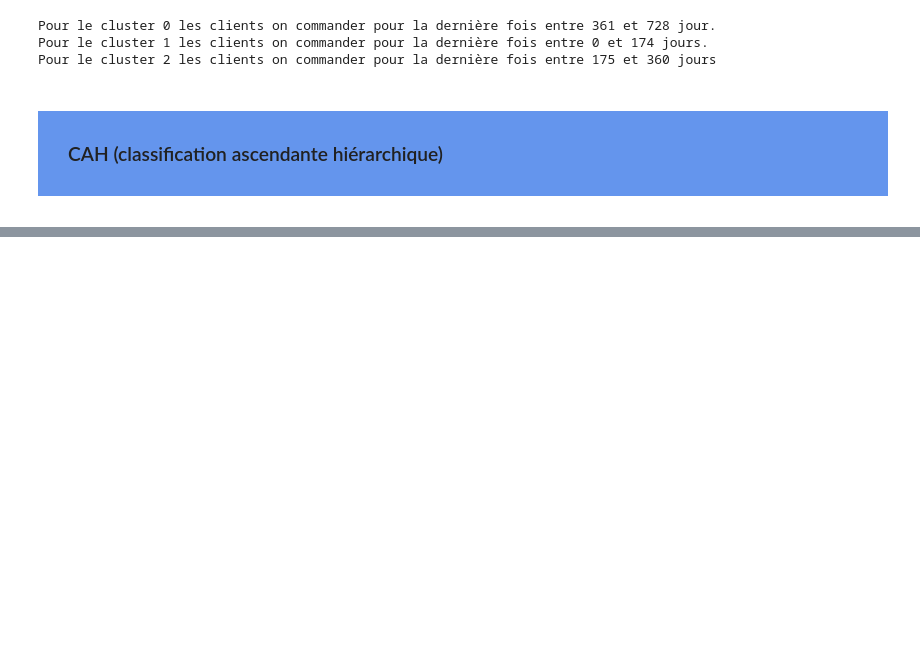
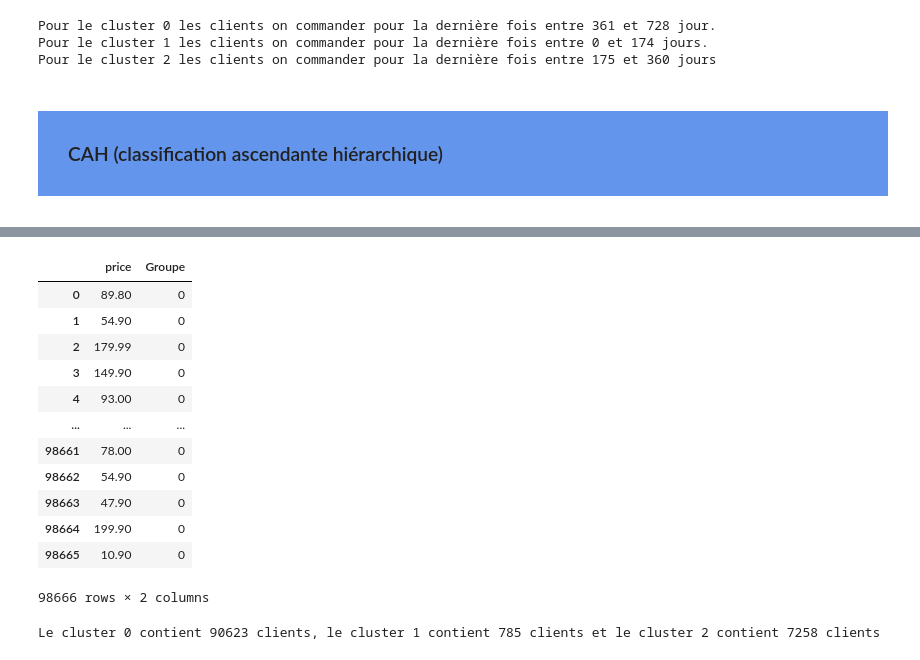
Before and after one commit to Data-dream-team-Laurence/Brief-data-dream-team, a Jupyter notebook: segmentation_client/segmentation.ipynb, the cells around one changed output, grey strips where cells are left out. Saved outputs shown, nothing was run; the diff lists cells and outputs as text; code cells hidden in the pictures; blank space fills up the shorter version.

```diff
--- a/segmentation_client/segmentation.ipynb
+++ b/segmentation_client/segmentation.ipynb
@@ -488,0 +574,33 @@ Pour le cluster 2 les clients on commander pour la dernière fois entre 175 et 3
+# %%
+model = KMeans(n_clusters=3)
+model.fit(X)
+model.predict(X)
+X["Groupe"] = model.labels_
+X
+# %% [output]
+|  | price | Groupe |
+| 0 | 89.80 | 0 |
+| 1 | 54.90 | 0 |
+| 2 | 179.99 | 0 |
+| 3 | 149.90 | 0 |
+| 4 | 93.00 | 0 |
+| ... | ... | ... |
+| 98661 | 78.00 | 0 |
+| 98662 | 54.90 | 0 |
+| 98663 | 47.90 | 0 |
+| 98664 | 199.90 | 0 |
+| 98665 | 10.90 | 0 |
+98666 rows × 2 columns
+# %%
+type_client = model.predict(X[["price"]])
+np.sort(type_client)
+x = type_client
+unique, counts = np.unique(x, return_counts=True)
+x_count = np.asarray((unique, counts)).T
+print(
+    "Le cluster 0 contient {} clients, le cluster 1 contient {} clients et le cluster 2 contient {} clients".format(
+        x_count[0][1], x_count[1][1], x_count[2][1]
+    )
+)
+# %% [output]
+Le cluster 0 contient 90623 clients, le cluster 1 contient 785 clients et le cluster 2 contient 7258 clients
```
Also changed, not shown: parts of 14 cells of this notebook.
